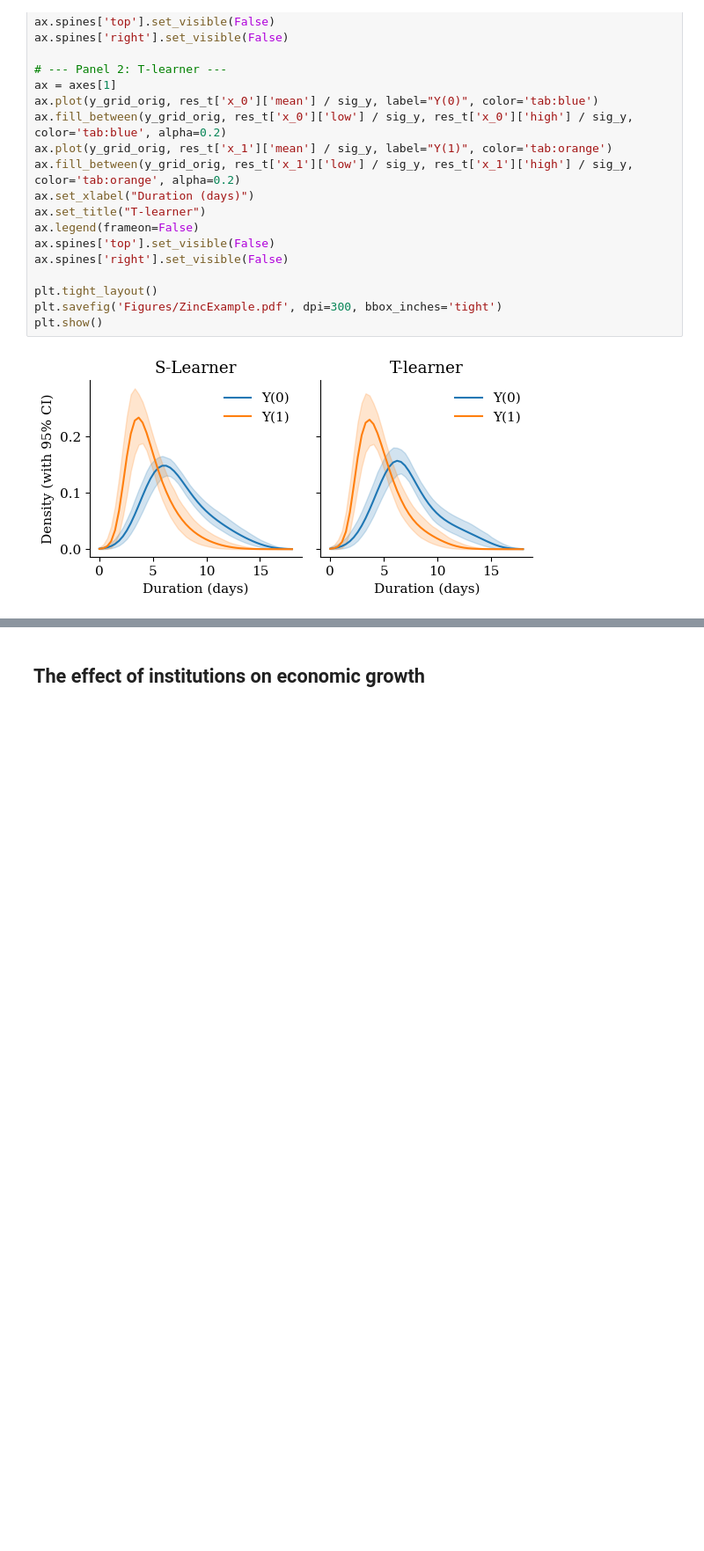
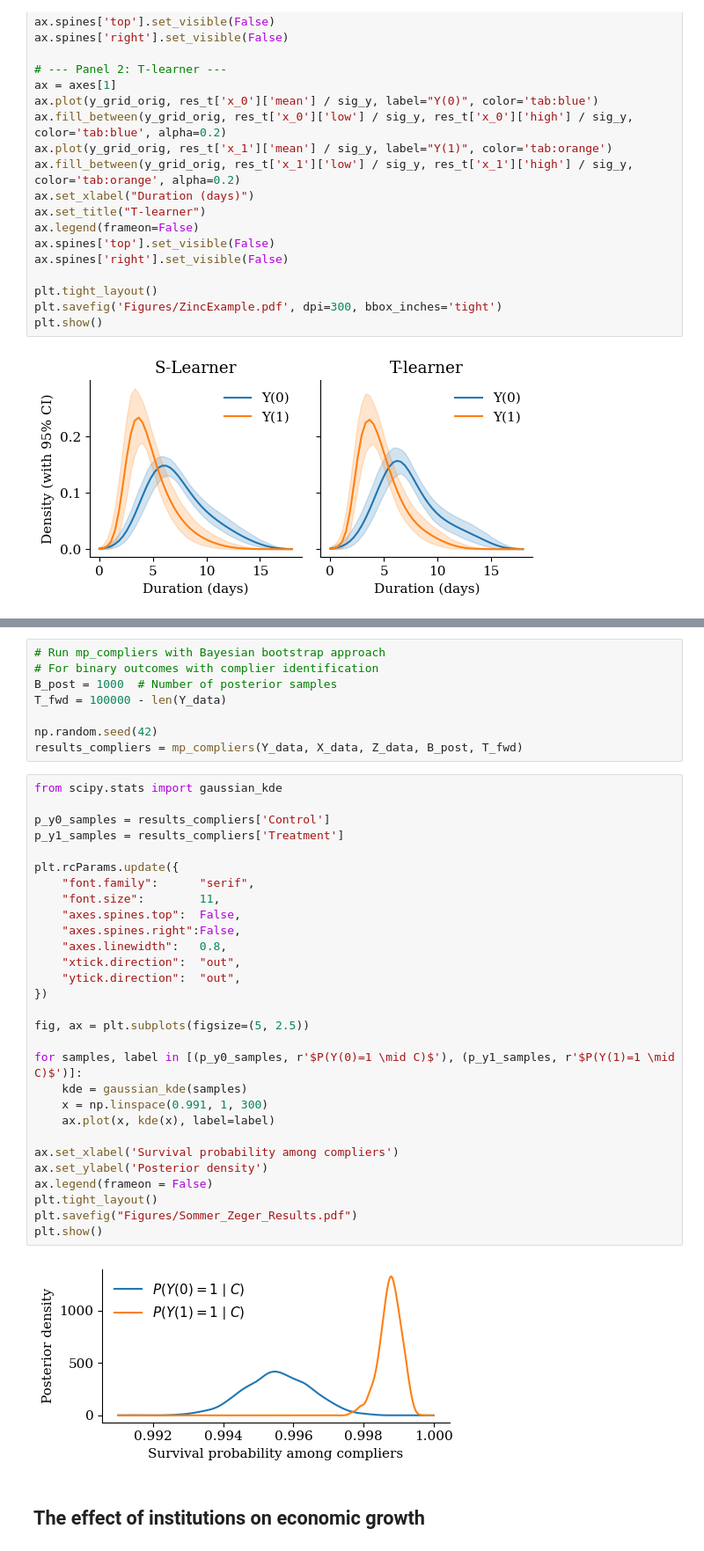
Before and after one commit to gregorsteiner/CausalMP, a Jupyter notebook: Real_Examples.ipynb, the cells around one changed output, grey strips where cells are left out. Shown at 88% size. Cells and saved outputs as stored; diff of their text form; blank space fills up the shorter version.

Commit message:
Fixed sommer zeger example

```diff
--- a/Real_Examples.ipynb
+++ b/Real_Examples.ipynb
@@ -100,3 +145,42 @@ plt.show()
+# %%
+# Run mp_compliers with Bayesian bootstrap approach
+# For binary outcomes with complier identification
+B_post = 1000  # Number of posterior samples
+T_fwd = 100000 - len(Y_data)
+
+np.random.seed(42)
+results_compliers = mp_compliers(Y_data, X_data, Z_data, B_post, T_fwd)
+# %%
+from scipy.stats import gaussian_kde
+
+p_y0_samples = results_compliers['Control']
+p_y1_samples = results_compliers['Treatment']
+
+plt.rcParams.update({
+    "font.family":      "serif",
+    "font.size":        11,
+    "axes.spines.top":  False,
+    "axes.spines.right":False,
+    "axes.linewidth":   0.8,
+    "xtick.direction":  "out",
+    "ytick.direction":  "out",
+})
+
+fig, ax = plt.subplots(figsize=(5, 2.5))
+
+for samples, label in [(p_y0_samples, r'$P(Y(0)=1 \mid C)$'), (p_y1_samples, r'$P(Y(1)=1 \mid C)$')]:
+    kde = gaussian_kde(samples)
+    x = np.linspace(0.991, 1, 300)
+    ax.plot(x, kde(x), label=label)
+
+ax.set_xlabel('Survival probability among compliers')
+ax.set_ylabel('Posterior density')
+ax.legend(frameon = False)
+plt.tight_layout()
+plt.savefig("Figures/Sommer_Zeger_Results.pdf")
+plt.show()
+# %% [output]
+[figure, added]
 # %% [markdown]
 ## The effect of institutions on economic growth
 # %%
```
Also changed, not shown: parts of 3 cells of this notebook, 4 other files.
